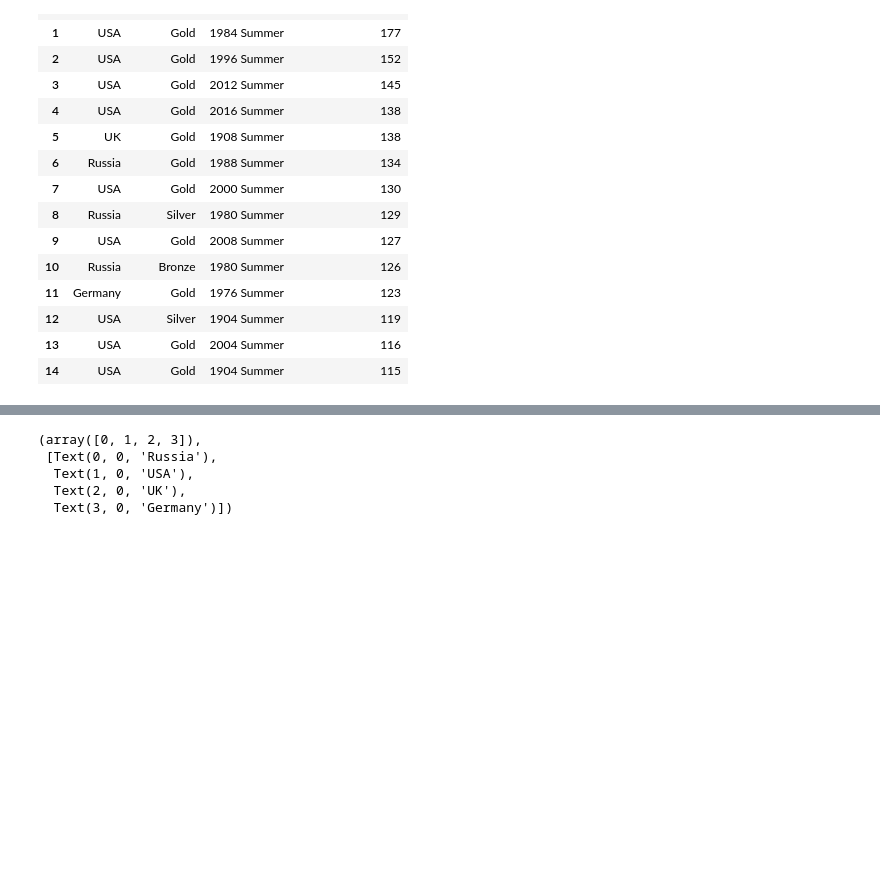
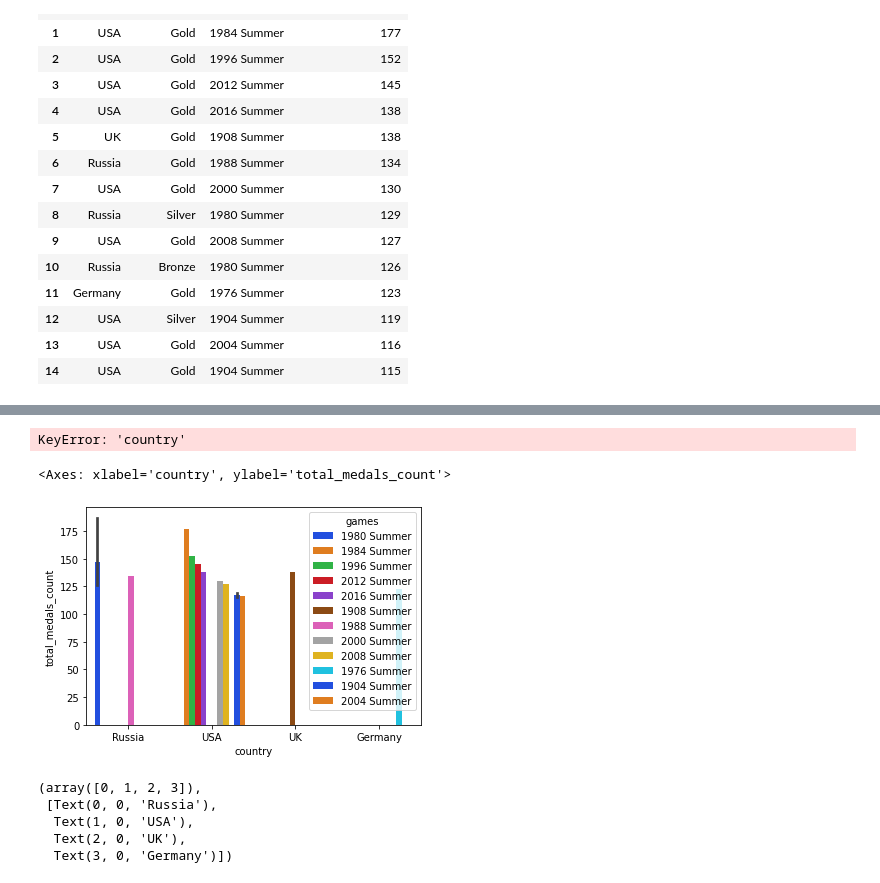
Before and after one commit to kirandhasade/Olympics_Sql_Project, a Jupyter notebook: Olympics.ipynb, the cells around one changed output, grey strips where cells are left out. Saved outputs shown, nothing was run; the diff lists cells and outputs as text; code cells hidden in the pictures; blank space fills up the shorter version.

```diff
--- a/Olympics.ipynb
+++ b/Olympics.ipynb
@@ -871,0 +894,9 @@ olympics_data
+# %%
+plot_df.plot(kind='bar', stacked=True, x='country', y='total_medals_count')
+# %% [output]
+KeyError: 'country'
+# %%
+sns.barplot(x='country', y='total_medals_count', hue='games', data=olympics_data, palette='bright')
+# %% [output]
+<Axes: xlabel='country', ylabel='total_medals_count'>
+[figure, added]
```
Also changed, not shown: parts of 5 cells of this notebook.
